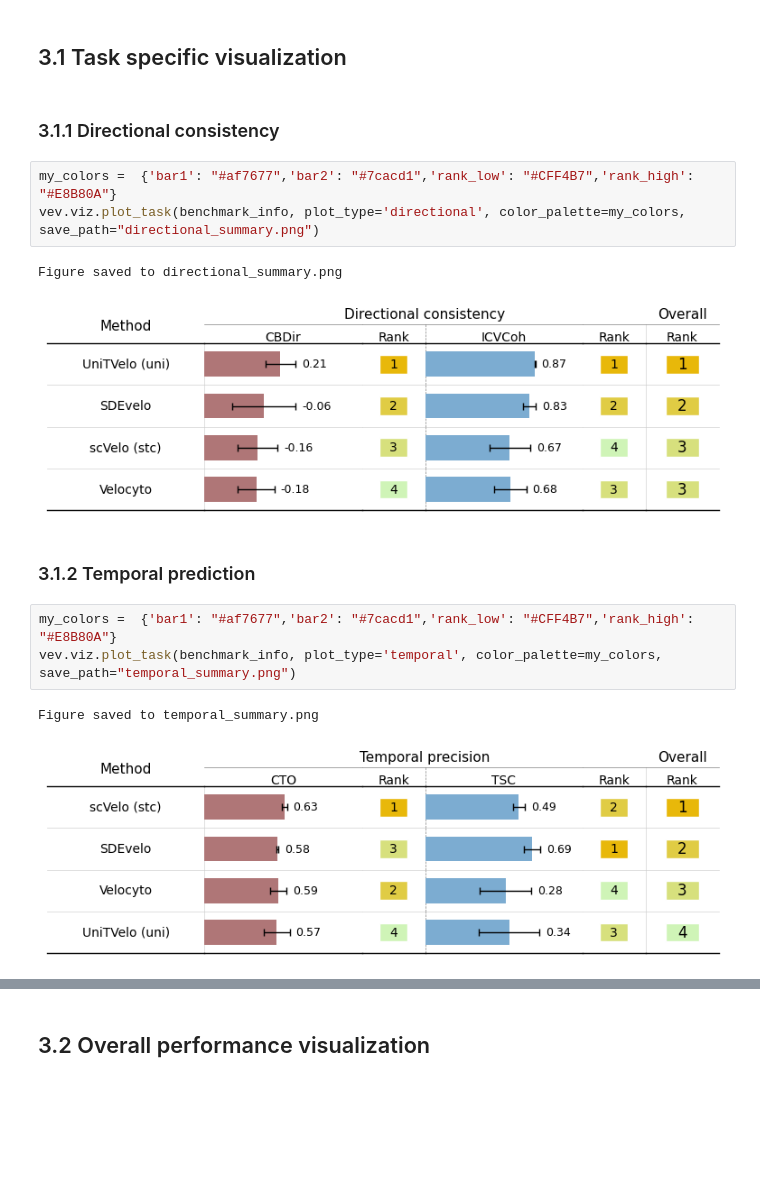
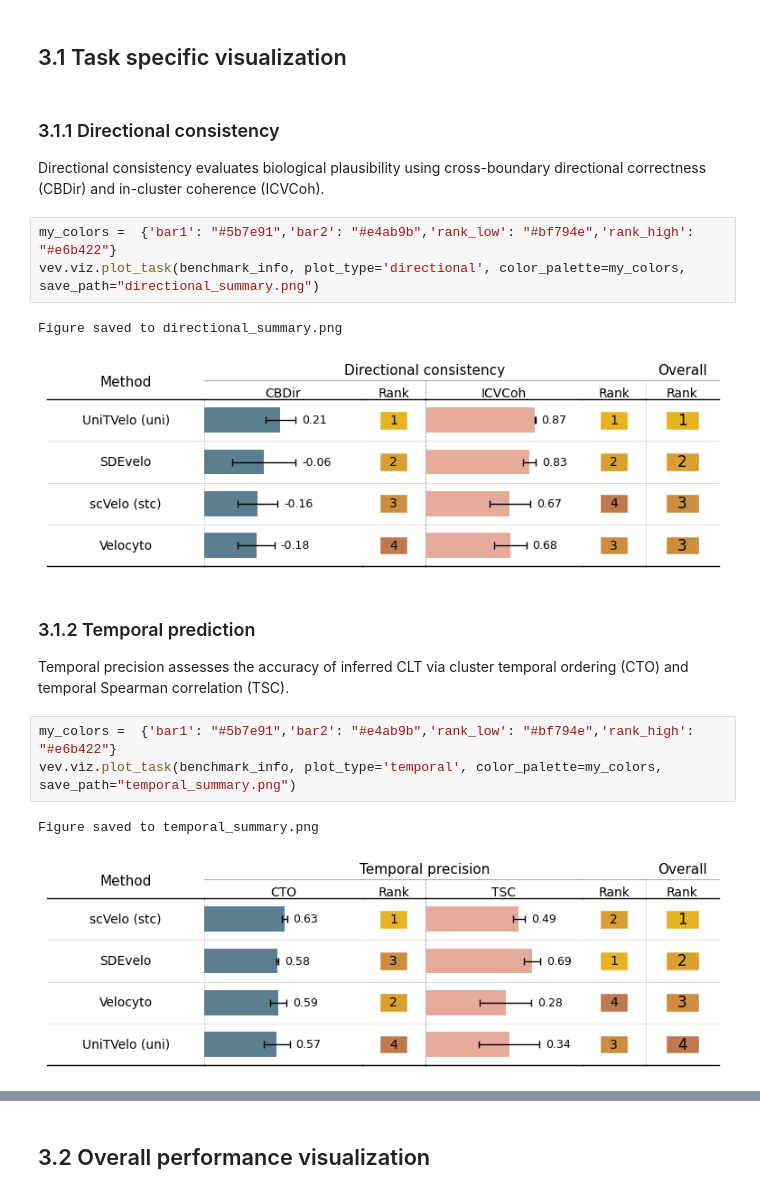
Before and after one commit to edawu11/VeloEV, a Jupyter notebook: docs/source/tutorials/03_visualization.ipynb, the cells around one changed output, grey strips where cells are left out. Drawn from its saved outputs; the diff is of its cells as text; blank space fills up the shorter version.

```diff
--- a/docs/source/tutorials/03_visualization.ipynb
+++ b/docs/source/tutorials/03_visualization.ipynb
@@ -16,19 +16,23 @@ with open("benchmark_info.pkl", "rb") as f:
 ## 3.1 Task specific visualization
 # %% [markdown]
 ### 3.1.1 Directional consistency
+
+Directional consistency evaluates biological plausibility using cross-boundary directional correctness (CBDir) and in-cluster coherence (ICVCoh).
 # %%
-my_colors =  {'bar1': "#af7677",'bar2': "#7cacd1",'rank_low': "#CFF4B7",'rank_high': "#E8B80A"}
+my_colors =  {'bar1': "#5b7e91",'bar2': "#e4ab9b",'rank_low': "#bf794e",'rank_high': "#e6b422"}
 vev.viz.plot_task(benchmark_info, plot_type='directional', color_palette=my_colors, save_path="directional_summary.png")
 # %% [output]
 Figure saved to directional_summary.png
-[figure, old version]
+[figure, new version]
 # %% [markdown]
 ### 3.1.2 Temporal prediction
+
+Temporal precision assesses the accuracy of inferred CLT via cluster temporal ordering (CTO) and temporal Spearman correlation (TSC).
 # %%
-my_colors =  {'bar1': "#af7677",'bar2': "#7cacd1",'rank_low': "#CFF4B7",'rank_high': "#E8B80A"}
+my_colors =  {'bar1': "#5b7e91",'bar2': "#e4ab9b",'rank_low': "#bf794e",'rank_high': "#e6b422"}
 vev.viz.plot_task(benchmark_info, plot_type='temporal', color_palette=my_colors, save_path="temporal_summary.png")
 # %% [output]
 Figure saved to temporal_summary.png
-[figure, old version]
+[figure, new version]
 # %% [markdown]
 ### 3.1.3 Negative control robustness
```
Also changed, not shown: parts of 10 cells of this notebook, 7 other files.
